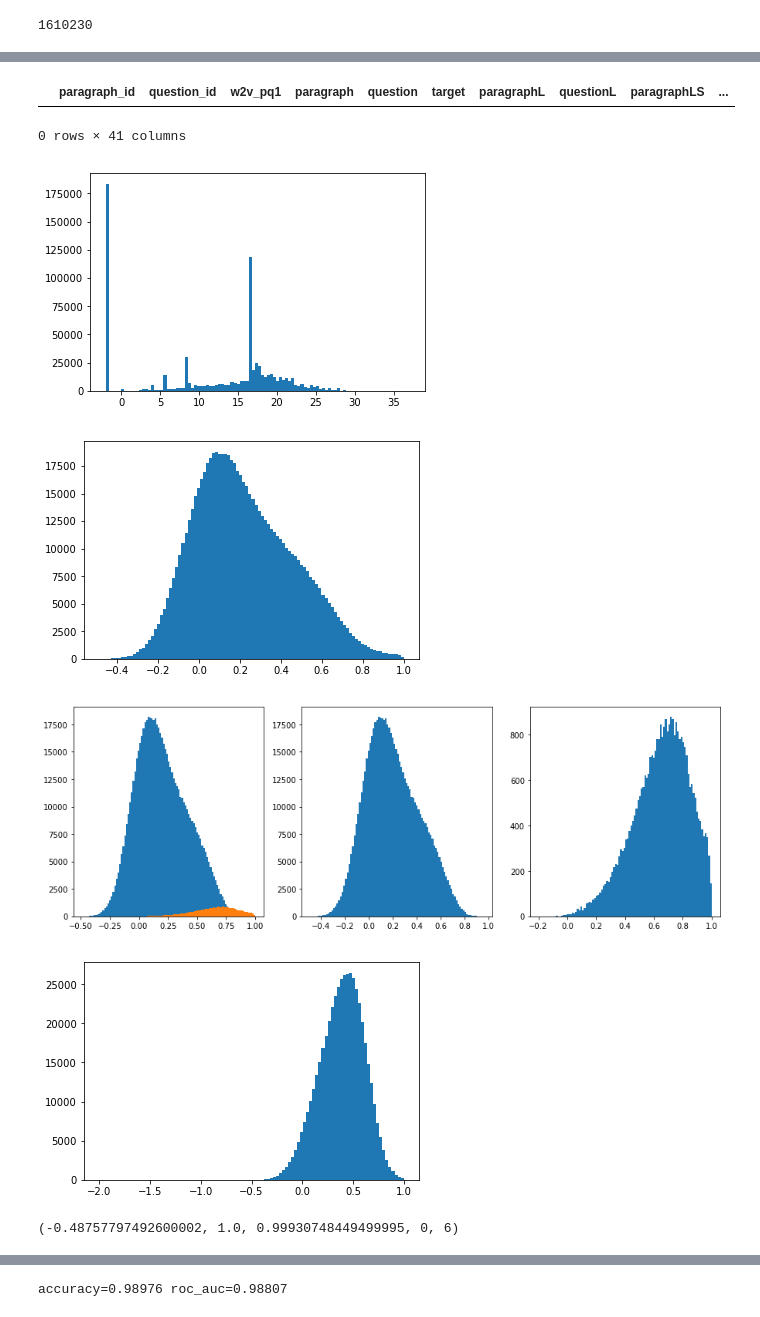
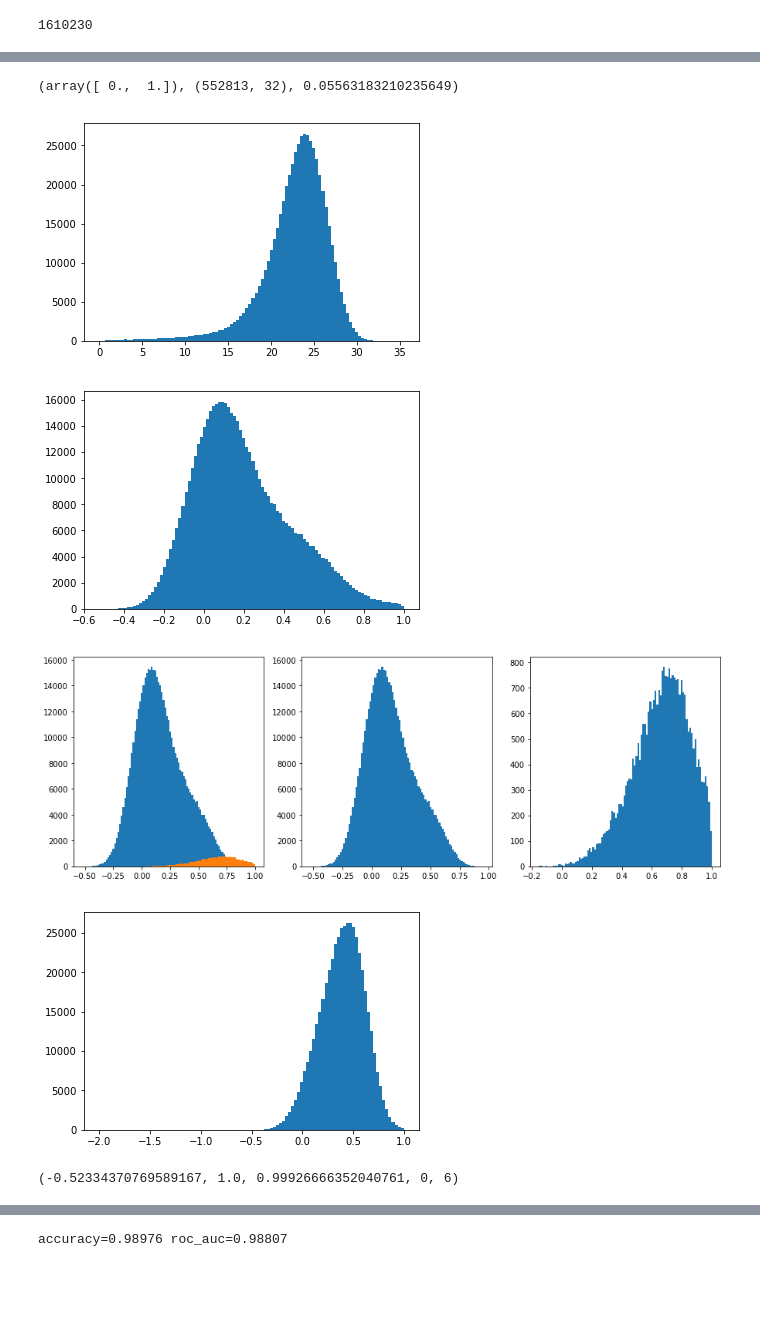
Before and after one commit to SorokinV/SberBank-2017-09-A, a Jupyter notebook: Jupyter/exp-baseline.ipynb, the cells around one changed output, grey strips where cells are left out. Cells and saved outputs as stored; diff of their text form; code cells hidden in the pictures; blank space fills up the shorter version.

```diff
--- a/Jupyter/exp-baseline.ipynb
+++ b/Jupyter/exp-baseline.ipynb
@@ -341,7 +293,4 @@ dftrain.target.mean()
 # %%
-dftrain['w2v_pq1'] = -2.0
-dftest ['w2v_pq1'] = -2.0
-
 dftrain['w2v_wmd'] = -2.0
 dftest ['w2v_wmd'] = -2.0
 
@@ -378,11 +327,14 @@ for name, df in [('train', dftrain), ('test', dftest)]:
             row1.len_intNorm      = PQ[6]
             row1.idf_intNorm      = PQ[7]
 
+            '''
             pp                    = row1.paragraphLSX.split()
             qq                    = row1.questionLSX.split()
-            try    : row1.w2v_pq1 = wv.n_similarity([unicode(ppx,'utf-8') for ppx in pp],
-                                                    [unicode(qqx,'utf-8') for qqx in qq])
-            except : row1.w2v_pq1 = -2.0
+            '''
+            pp                    = [unicode(ppx,'utf-8') for ppx in row1.paragraphLSX.split()]
+            qq                    = [unicode(qqx,'utf-8') for qqx in row1.questionLSX.split()]
+            try    : row1.w2v_pqf = wv.n_similarity(pp,qq)
+            except : row1.w2v_pqf = -2.0
 
             row1.w2v_wmd = model2.wmdistance(pp,qq)
 
@@ -450,16 +399,18 @@ print dftest.shape, dftrain.shape, dftrain.columns
       dtype='object')
 # %%
-dfgroup=dftrain[dftrain.target==1][['paragraph_id','question_id','w2v_pq1']].groupby(['paragraph_id','question_id'])
+dfgroup=dftrain[dftrain.target==1][['paragraph_id','question_id','w2v_pqf']].groupby(['paragraph_id','question_id'])
 dfw2v  =dfgroup.max()
 dff    =dftrain.copy()
 #print dff.shape
-dff = dff.set_index(['paragraph_id','question_id','w2v_pq1'])
+dff = dff.set_index(['paragraph_id','question_id','w2v_pqf'])
 #print dff.head()
 dff['ttarget']   = 0.0
 dfw2v['ttarget'] = 1.0
-dfw2v = dfw2v.reset_index().set_index(['paragraph_id','question_id','w2v_pq1'])
+dfw2v = dfw2v.reset_index().set_index(['paragraph_id','question_id','w2v_pqf'])
 dff.ttarget = dfw2v.ttarget
-dff = dff.fillna(0.0)
+########### ????????????????????? dff = dff.fillna(0.0)
+dff.loc[dff.target==0.0,'ttarget'] = 0.0
+dff = dff.dropna()
 #print dfw2v.head(30)
 #print dff.ttarget.mean()
 dff = dff.reset_index()
@@ -489,27 +440,27 @@ dftrain.target = dftrain.ttarget
 # %%
 dftrain.loc[(np.isinf(dftrain.w2v_wmd)),'w2v_wmd']=-2
 dftrain[(np.isinf(dftrain.w2v_wmd))].head()
+dftrain.target.unique(), dftrain.shape, dftrain.target.mean()
 # %% [output]
-|  | paragraph_id | question_id | w2v_pq1 | paragraph | question | target | paragraphL | questionL | paragraphLS | ... |
-0 rows × 41 columns
+(array([ 0.,  1.]), (552813, 32), 0.05563183210235649)
 # %%
 plt.hist(dftrain.w2v_wmd,bins=100); plt.show()
-plt.hist(dftrain.w2v_pq1,bins=100); plt.show()
+plt.hist(dftrain.w2v_pqf,bins=100); plt.show()
 plt.figure(figsize=(15,5))
 plt.subplot(131);
-plt.hist(dftrain.w2v_pq1[dftrain.target==0],bins=100);
-plt.hist(dftrain.w2v_pq1[dftrain.target==1],bins=100);
+plt.hist(dftrain.w2v_pqf[dftrain.target==0],bins=100);
+plt.hist(dftrain.w2v_pqf[dftrain.target==1],bins=100);
 plt.subplot(132);
-plt.hist(dftrain.w2v_pq1[dftrain.target==0],bins=100);
+plt.hist(dftrain.w2v_pqf[dftrain.target==0],bins=100);
 plt.subplot(133);
-plt.hist(dftrain.w2v_pq1[dftrain.target==1],bins=100);
+plt.hist(dftrain.w2v_pqf[dftrain.target==1],bins=100);
 plt.show()
-plt.hist(dftest.w2v_pq1,bins=100); plt.show()
-dftrain.w2v_pq1.min(),dftrain.w2v_pq1.max(),dftest.w2v_pq1.max(), len(dftrain[dftrain.w2v_pq1==-2]), len(dftest[dftest.w2v_pq1==-2])
+plt.hist(dftest.w2v_pqf,bins=100); plt.show()
+dftrain.w2v_pqf.min(),dftrain.w2v_pqf.max(),dftest.w2v_pqf.max(), len(dftrain[dftrain.w2v_pqf==-2]), len(dftest[dftest.w2v_pqf==-2])
 # %% [output]
-[figure, old version]
+[figure, new version]
-[figure, old version]
+[figure, new version]
-[figure, old version]
+[figure, new version]
 [figure]
-(-0.48757797492600002, 1.0, 0.99930748449499995, 0, 6)
+(-0.52334370769589167, 1.0, 0.99926666352040761, 0, 6)
 # %%
```
Also changed, not shown: parts of 23 cells of this notebook, 1 other file.
